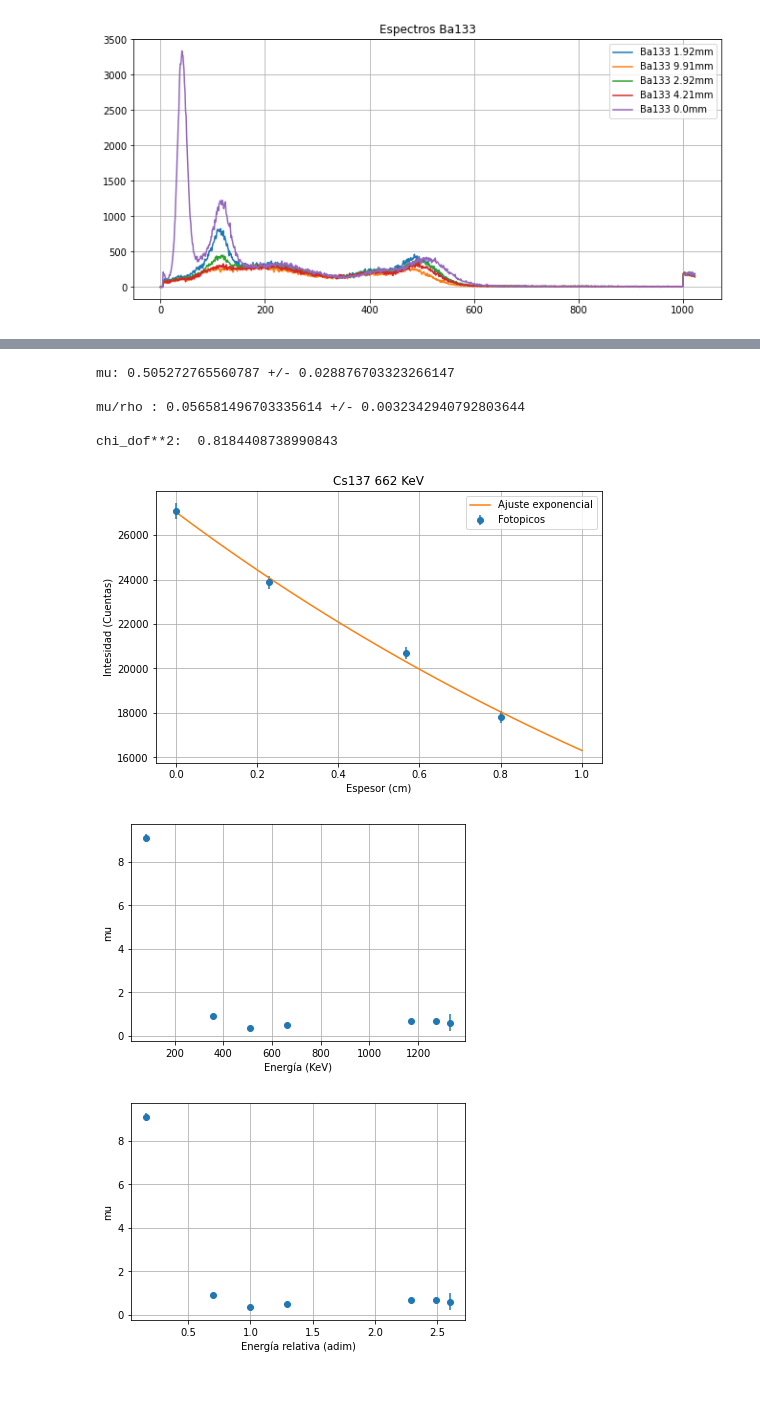
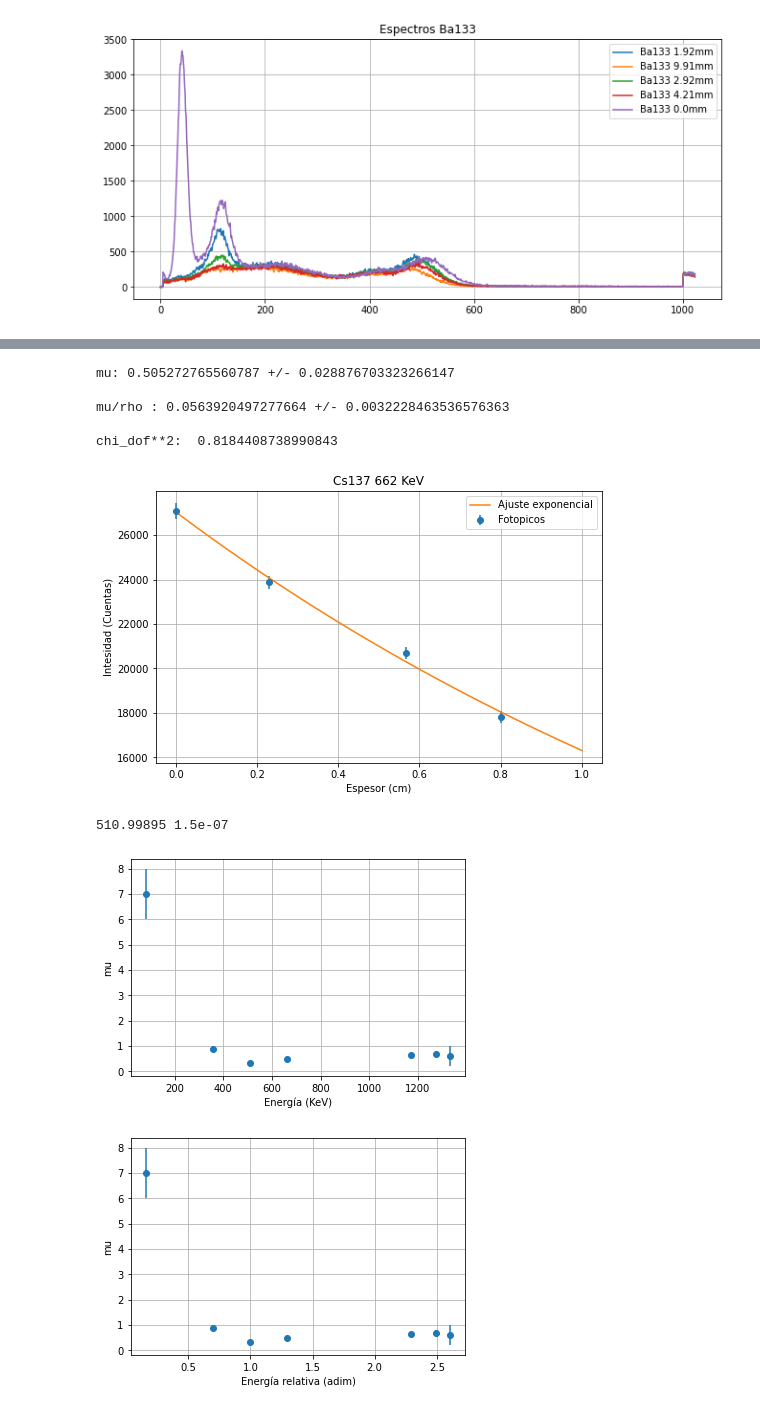
Before and after one commit to expe-cuanticos-2/Analisis_2021, a Jupyter notebook: GrupoB/01_Gamma/tp1_gamma_cui.ipynb, the cells around one changed output, grey strips where cells are left out. Saved outputs shown, nothing was run; the diff lists cells and outputs as text; code cells hidden in the pictures.

```diff
--- a/GrupoB/01_Gamma/tp1_gamma_cui.ipynb
+++ b/GrupoB/01_Gamma/tp1_gamma_cui.ipynb
@@ -209,8 +209,8 @@ err_I_cs137 = np.array(err_I_cs137)
 
 d_cs137_cont = np.linspace(0,1) # este lo voy a usar para plottear el ajuste
 
-rho_cobre = 8.93 # densidad del cobre en g/cm**3, me interesa medir el coef de atenuación másico
-err_rho_cobre = 0.01
+rho_cobre = 8.96        # densidad del cobre en g/cm**3, si me interesa medir el coef de
+err_rho_cobre = 0.00001 # atenuación másico. https://physics.nist.gov/cgi-bin/Star/compos.pl?matno=029
 
 def exp(B,x):
     return B[0]*np.exp(-B[1]*x)
@@ -253,28 +253,36 @@ plt.show()
 # %% [output]
 mu: 0.505272765560787 +/- 0.028876703323266147
 
-mu/rho : 0.056581496703335614 +/- 0.0032342940792803644
+mu/rho : 0.0563920497277664 +/- 0.0032228463536576363
 
 chi_dof**2:  0.8184408738990843
 [figure]
 # %%
 # valores de mu para las distintas fuentes reportados por todos los grupos
-mus=[9.1,0.9,0.35,0.51,0.66,0.7,0.6]
-errmus=[0.2,0.1,0.03,0.03,0.05,0.1,0.4]
-en=[81,356,511,662,1173,1275,1332]
-k = [e/511 for e in en]     # energía adimensionalizada
+mc2 = cte.physical_constants["electron mass energy equivalent in MeV"][0]*1000
+errmc2 = cte.physical_constants["electron mass energy equivalent in MeV"][2]*1000
+print(mc2,errmc2)
+
+mus=[7,0.9,0.35,0.51,0.66,0.7,0.6]
+errmus=[1,0.1,0.03,0.03,0.05,0.1,0.4]
+en=[80.9979,356.0129,mc2,661.657,1173.228,1274.537,1332.492]
+erren=[0.0008,0.0007,errmc2,0.003,0.003,0.007,0.004]
+
+k = [e/mc2 for e in en]     # energía adimensionalizada
+errk = [erre/mc2 for erre in erren]
 
 plt.errorbar(en,mus,errmus,fmt='o')
 plt.xlabel("Energía (KeV)")
 plt.ylabel("mu")
 plt.grid()
 plt.show()
 
 plt.errorbar(k,mus,errmus,fmt='o')
 plt.xlabel("Energía relativa (adim)")
 plt.ylabel("mu")
 plt.grid()
 plt.show()
 # %% [output]
+510.99895 1.5e-07
-[figure, old version]
+[figure, new version]
-[figure, old version]
+[figure, new version]
```
Also changed, not shown: parts of 7 cells of this notebook, 1 other file.
